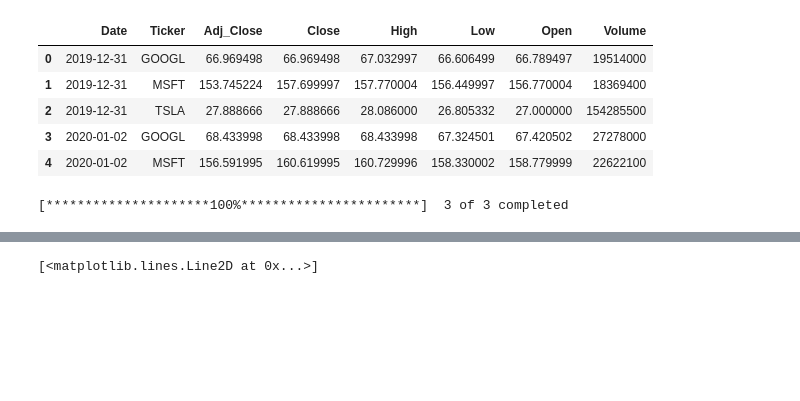
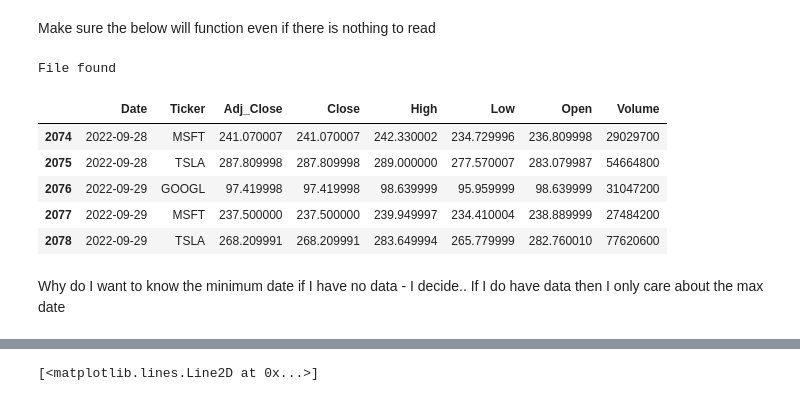
Before and after one commit to WiGram/InvestDB, a Jupyter notebook: stock_analysis.ipynb, the cells around one changed output, grey strips where cells are left out. Cells and saved outputs as stored; diff of their text form; code cells hidden in the pictures; blank space fills up the shorter version.

```diff
--- a/stock_analysis.ipynb
+++ b/stock_analysis.ipynb
@@ -7,16 +8,25 @@ import pyarrow as pa
+# %% [markdown]
+Make sure the below will function even if there is nothing to read
 # %%
-pd.read_parquet(path='Data/stock_df.parquet', engine='pyarrow').head()
+file_name = 'Data/stock_df.parquet'
-# %% [output]
-|  | Date | Ticker | Adj_Close | Close | High | Low | Open | Volume |
-| 0 | 2019-12-31 | GOOGL | 66.969498 | 66.969498 | 67.032997 | 66.606499 | 66.789497 | 19514000 |
-| 1 | 2019-12-31 | MSFT | 153.745224 | 157.699997 | 157.770004 | 156.449997 | 156.770004 | 18369400 |
-| 2 | 2019-12-31 | TSLA | 27.888666 | 27.888666 | 28.086000 | 26.805332 | 27.000000 | 154285500 |
-| 3 | 2020-01-02 | GOOGL | 68.433998 | 68.433998 | 68.433998 | 67.324501 | 67.420502 | 27278000 |
-| 4 | 2020-01-02 | MSFT | 156.591995 | 160.619995 | 160.729996 | 158.330002 | 158.779999 | 22622100 |
-# %%
-START_DATE = '2020-01-01'
-END_DATE = '2022-09-30'
-TICKERS = 'GOOGL MSFT TSLA'
-stock_data = yf.download(TICKERS, START_DATE, END_DATE)
-# %% [output]
-[*********************100%***********************]  3 of 3 completed
+# %%
+try:
+    stock_df = pd.read_parquet(path=file_name, engine='pyarrow')
+    print('File found')
+except FileNotFoundError:
+    print('File not found - moving to download step')
+except:
+    print('Unknown error')
+# %% [output]
+File found
+# %%
+stock_df.tail()
+# %% [output]
+|  | Date | Ticker | Adj_Close | Close | High | Low | Open | Volume |
+| 2074 | 2022-09-28 | MSFT | 241.070007 | 241.070007 | 242.330002 | 234.729996 | 236.809998 | 29029700 |
+| 2075 | 2022-09-28 | TSLA | 287.809998 | 287.809998 | 289.000000 | 277.570007 | 283.079987 | 54664800 |
+| 2076 | 2022-09-29 | GOOGL | 97.419998 | 97.419998 | 98.639999 | 95.959999 | 98.639999 | 31047200 |
+| 2077 | 2022-09-29 | MSFT | 237.500000 | 237.500000 | 239.949997 | 234.410004 | 238.889999 | 27484200 |
+| 2078 | 2022-09-29 | TSLA | 268.209991 | 268.209991 | 283.649994 | 265.779999 | 282.760010 | 77620600 |
+# %% [markdown]
+Why do I want to know the minimum date if I have no data - I decide.. If I do have data then I only care about the max date
```
Also changed, not shown: parts of 19 cells of this notebook, 1 other file.
